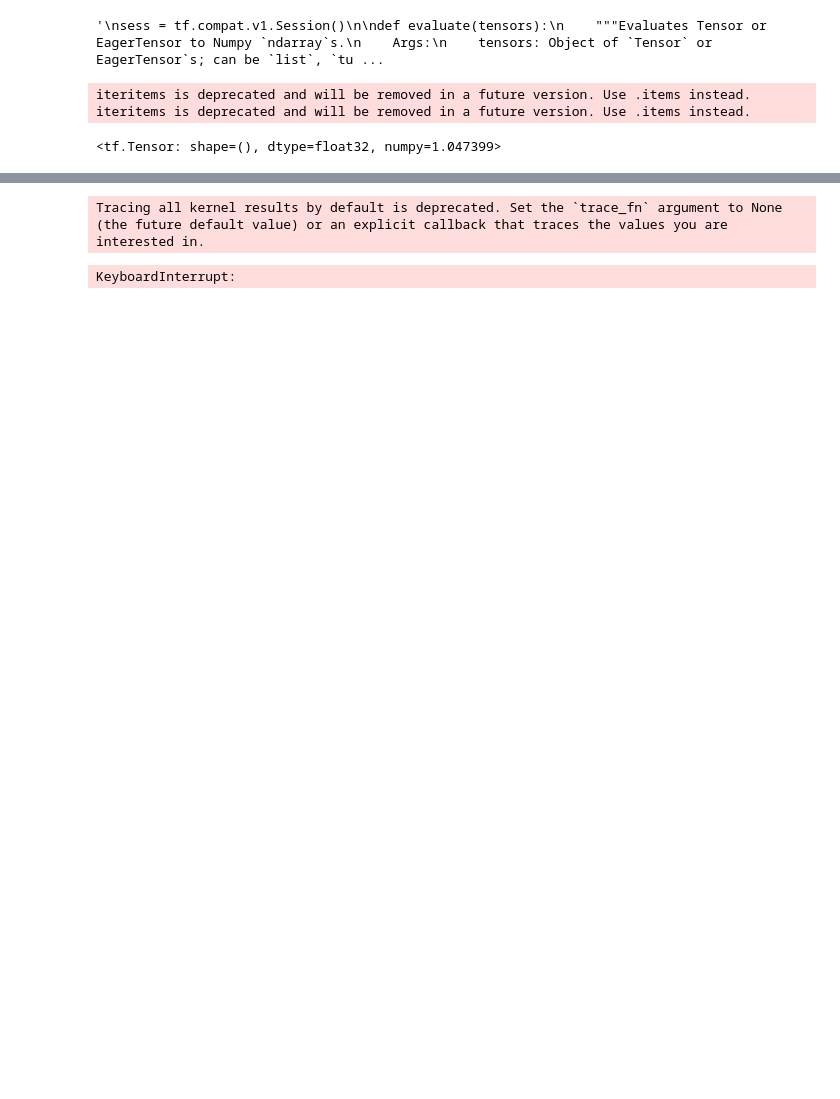
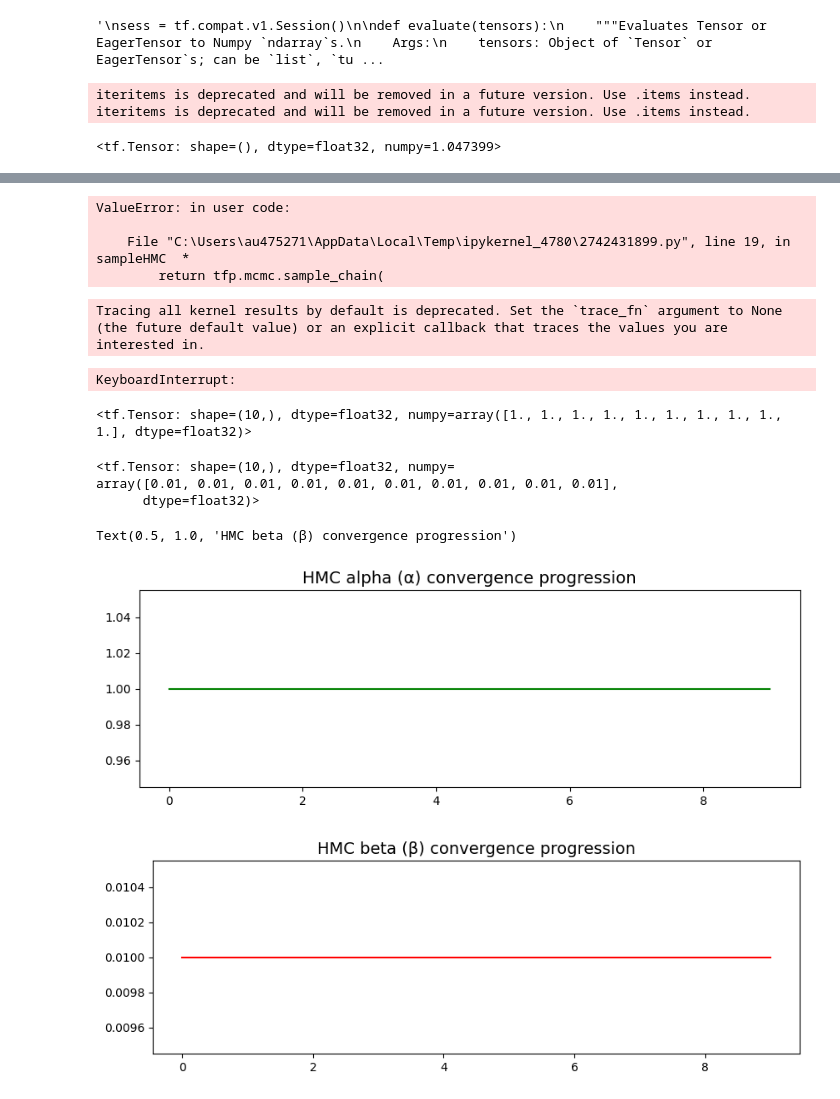
Before and after one commit to thecml/baysurv-wip, a Jupyter notebook: notebooks/mcmc.ipynb, the cells around one changed output, grey strips where cells are left out. Saved outputs shown, nothing was run; the diff lists cells and outputs as text; code cells hidden in the pictures; blank space fills up the shorter version.

Commit message:
Mcmc modelling. Lacks support for multi dims

```diff
--- a/notebooks/mcmc.ipynb
+++ b/notebooks/mcmc.ipynb
@@ -94,12 +60,0 @@ def risk_posterior_log_prob(X_data_, Y_data_, alpha, beta):
-# %%
-'''
-rv_std = tfd.Uniform(name="std", low=0., high=100.)
-rv_beta = tfd.Normal(name="beta", loc=0., scale=100.)
-rv_alpha = tfd.Normal(name="alpha", loc=0., scale=100.)
-alpha = tf.cast(1.,dtype=tf.float32) * tf.ones([], name='init_alpha', dtype=tf.float32),
-beta = tf.cast(0.01,dtype=tf.float32) * tf.ones([], name='init_beta', dtype=tf.float32),
-sigma = tf.cast(obs_stdev,dtype=tf.float32) * tf.ones([], name='init_sigma', dtype=tf.float32)
-mean = np.float32(alpha + beta * X_data_)
-rv_observed = tfd.Normal(name="obs", loc=mean, scale=sigma)
-rv_alpha.log_prob(alpha) + rv_beta.log_prob(beta) + tf.reduce_sum(rv_observed.log_prob(Y_data_)) # causes -inf TODO
-'''
@@ -108,18 +111,14 @@ rv_alpha.log_prob(alpha) + rv_beta.log_prob(beta) + tf.reduce_sum(rv_observed.lo
 # %%
-number_of_steps = 30000
-burnin = 5000
-
-# Set the chain's start state.
 initial_chain_state = [
-    tf.cast(1.,dtype=tf.float32) * tf.ones([], name='init_alpha', dtype=tf.float32),
-    tf.cast(0.01,dtype=tf.float32) * tf.ones([], name='init_beta', dtype=tf.float32),
+    tf.cast(1., dtype=tf.float32) * tf.ones([], name='init_alpha', dtype=tf.float32),
+    tf.cast(0.01, dtype=tf.float32) * tf.ones([], name='init_beta', dtype=tf.float32),
 ]
 
-unconstraining_bijectors = [
-    tfp.bijectors.Identity(), #alpha
-    tfp.bijectors.Identity(), #beta # Figure out proper bijector for beta TODO
-]
-
-unnormalized_posterior_log_prob = lambda *args: risk_posterior_log_prob(X_data_, Y_data_, *args)
+alphas, betas = sampleHMC(log_prob, initial_chain_state)
+# %% [output]
+ValueError: in user code:
+
+    File "C:\Users\au475271\AppData\Local\Temp\ipykernel_4780\2742431899.py", line 19, in sampleHMC  *
+        return tfp.mcmc.sample_chain(
 # %%
 # Initialize the step_size.
@@ -151,3 +147,26 @@ init_g = tf.global_variables_initializer()
 # %% [output]
 Tracing all kernel results by default is deprecated. Set the `trace_fn` argument to None (the future default value) or an explicit callback that traces the values you are interested in.
 KeyboardInterrupt:
+# %%
+alpha
+# %% [output]
+<tf.Tensor: shape=(10,), dtype=float32, numpy=array([1., 1., 1., 1., 1., 1., 1., 1., 1., 1.], dtype=float32)>
+# %%
+beta
+# %% [output]
+<tf.Tensor: shape=(10,), dtype=float32, numpy=
+array([0.01, 0.01, 0.01, 0.01, 0.01, 0.01, 0.01, 0.01, 0.01, 0.01],
+      dtype=float32)>
+# %%
+# plotting the Posterior Samples
+plt.figure(figsize=(10,3))
+plt.plot(np.arange(number_of_steps), alpha, color='green')
+plt.title('HMC alpha (α) convergence progression', fontsize=14)
+
+plt.figure(figsize=(10,3))
+plt.plot(np.arange(number_of_steps), beta, color='red')
+plt.title('HMC beta (β) convergence progression', fontsize=14)
+# %% [output]
+Text(0.5, 1.0, 'HMC beta (β) convergence progression')
+[figure, added]
+[figure, added]
```
Also changed, not shown: parts of 11 cells of this notebook, 1 other file.
